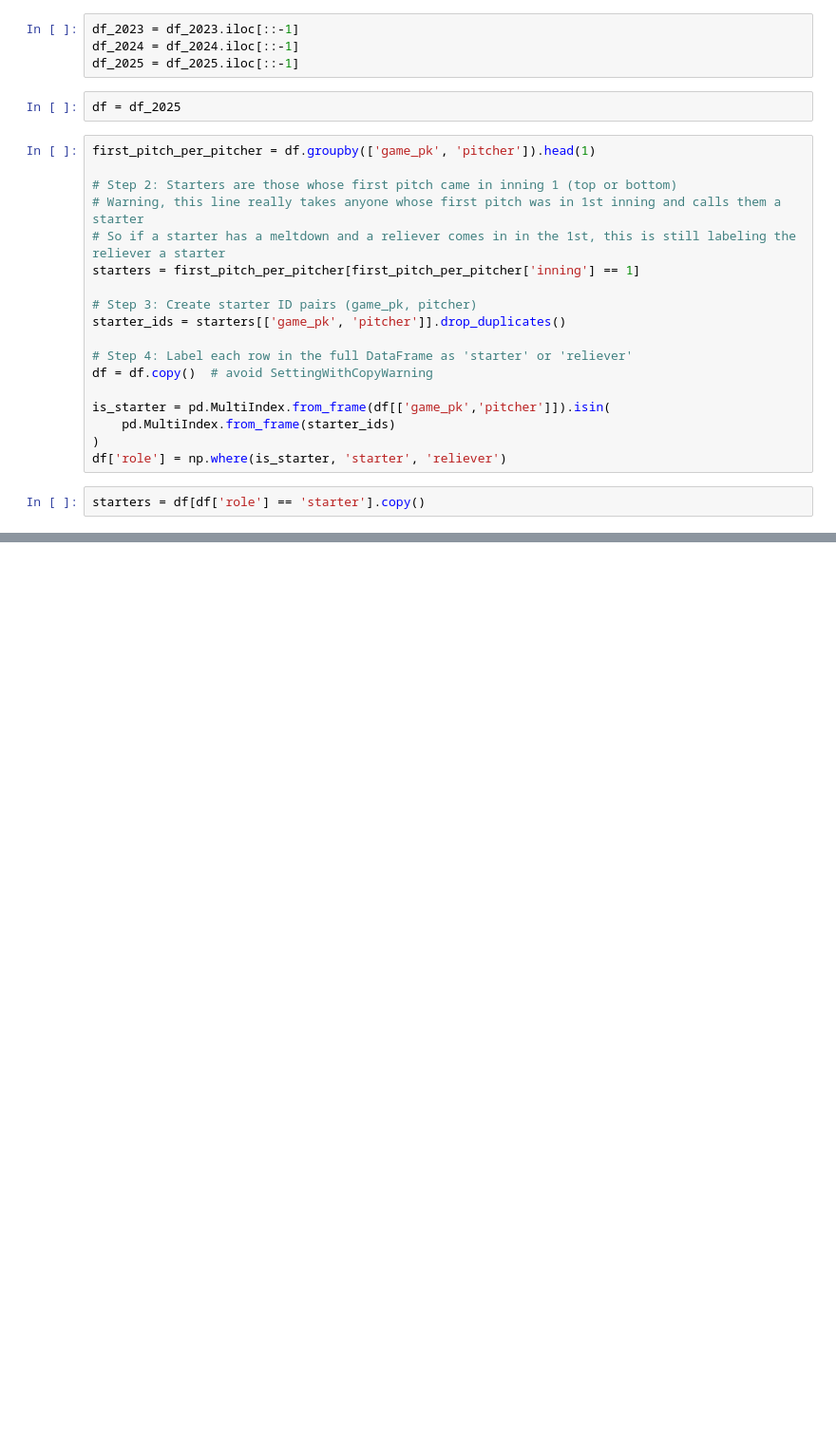
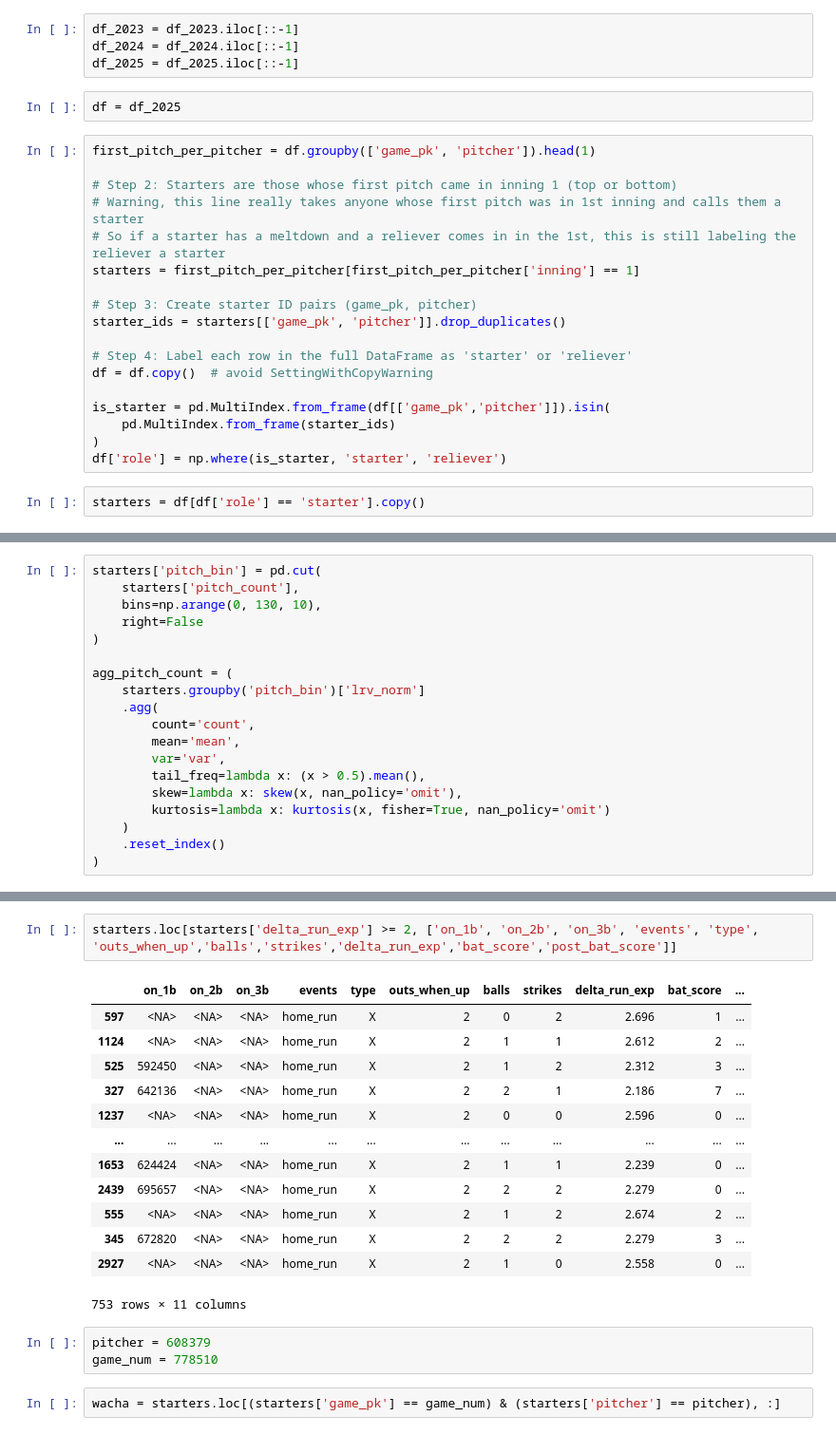
Before and after one commit to Erdos-Projects/fall-2025-sports-analytics, a Jupyter notebook: performance_det.ipynb, the cells around one changed output, grey strips where cells are left out. Shown: that part at 95% size. Cells and saved outputs as stored; diff of their text form; blank space fills up the shorter version.

```diff
--- a/performance_det.ipynb
+++ b/performance_det.ipynb
@@ -89,0 +110,19 @@ starters['dre_future_inclusive'] = g['delta_run_exp'].transform(
+# %%
+starters['pitch_bin'] = pd.cut(
+    starters['pitch_count'],
+    bins=np.arange(0, 130, 10),
+    right=False
+)
+
+agg_pitch_count = (
+    starters.groupby('pitch_bin')['lrv_norm']
+    .agg(
+        count='count',
+        mean='mean',
+        var='var',
+        tail_freq=lambda x: (x > 0.5).mean(),
+        skew=lambda x: skew(x, nan_policy='omit'),
+        kurtosis=lambda x: kurtosis(x, fisher=True, nan_policy='omit')
+    )
+    .reset_index()
+)
@@ -89,0 +202,21 @@ starters['dre_future_inclusive'] = g['delta_run_exp'].transform(
+# %%
+starters.loc[starters['delta_run_exp'] >= 2, ['on_1b', 'on_2b', 'on_3b', 'events', 'type', 'outs_when_up','balls','strikes','delta_run_exp','bat_score','post_bat_score']]
+# %% [output]
+|  | on_1b | on_2b | on_3b | events | type | outs_when_up | balls | strikes | delta_run_exp | bat_score | ... |
+| 597 | <NA> | <NA> | <NA> | home_run | X | 2 | 0 | 2 | 2.696 | 1 | ... |
+| 1124 | <NA> | <NA> | <NA> | home_run | X | 2 | 1 | 1 | 2.612 | 2 | ... |
+| 525 | 592450 | <NA> | <NA> | home_run | X | 2 | 1 | 2 | 2.312 | 3 | ... |
+| 327 | 642136 | <NA> | <NA> | home_run | X | 2 | 2 | 1 | 2.186 | 7 | ... |
+| 1237 | <NA> | <NA> | <NA> | home_run | X | 2 | 0 | 0 | 2.596 | 0 | ... |
+| ... | ... | ... | ... | ... | ... | ... | ... | ... | ... | ... | ... |
+| 1653 | 624424 | <NA> | <NA> | home_run | X | 2 | 1 | 1 | 2.239 | 0 | ... |
+| 2439 | 695657 | <NA> | <NA> | home_run | X | 2 | 2 | 2 | 2.279 | 0 | ... |
+| 555 | <NA> | <NA> | <NA> | home_run | X | 2 | 1 | 2 | 2.674 | 2 | ... |
+| 345 | 672820 | <NA> | <NA> | home_run | X | 2 | 2 | 2 | 2.279 | 3 | ... |
+| 2927 | <NA> | <NA> | <NA> | home_run | X | 2 | 1 | 0 | 2.558 | 0 | ... |
+753 rows × 11 columns
+# %%
+pitcher = 608379
+game_num = 778510
+# %%
+wacha = starters.loc[(starters['game_pk'] == game_num) & (starters['pitcher'] == pitcher), :]
```
Also changed, not shown: parts of 17 cells of this notebook.
